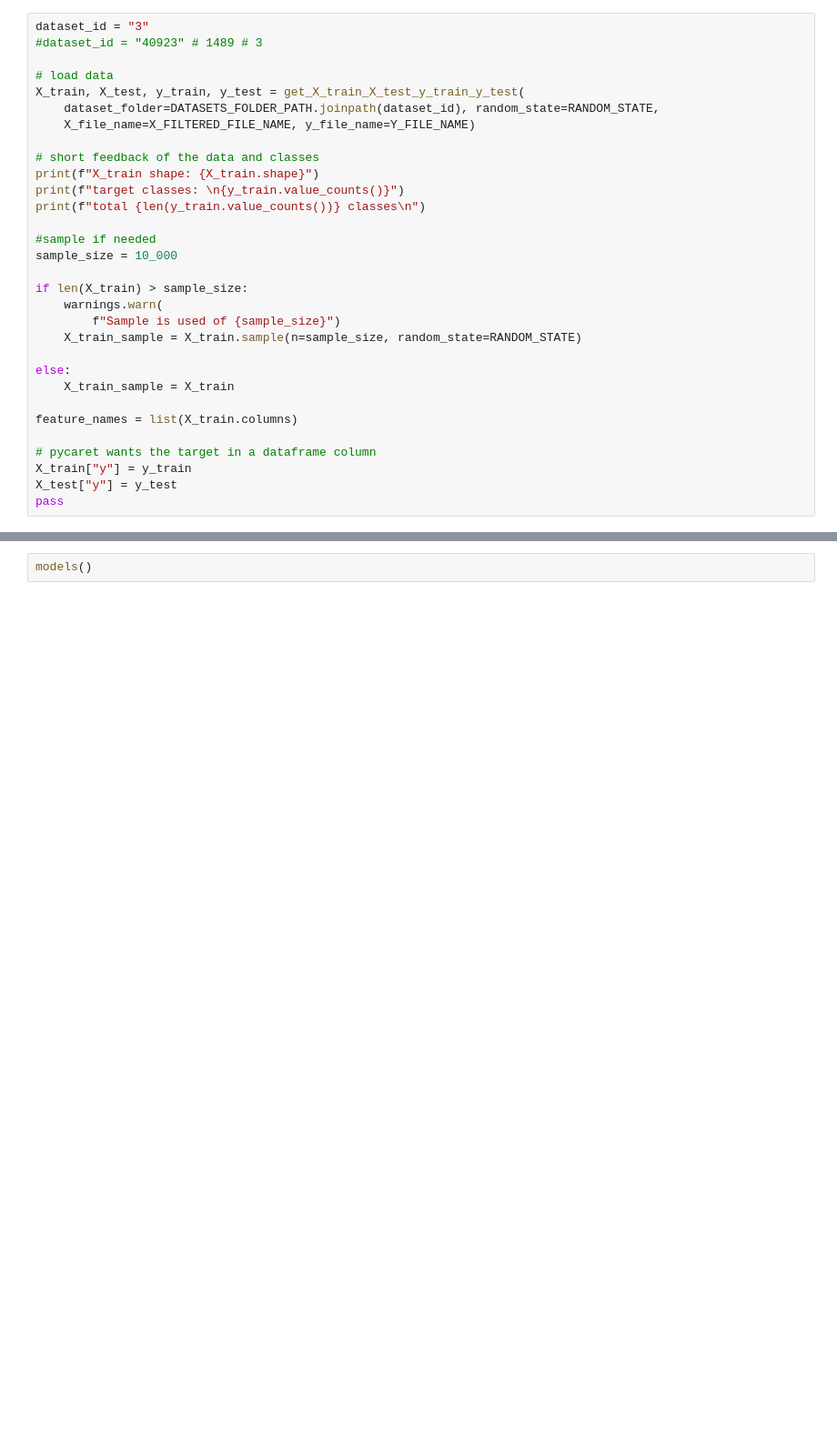
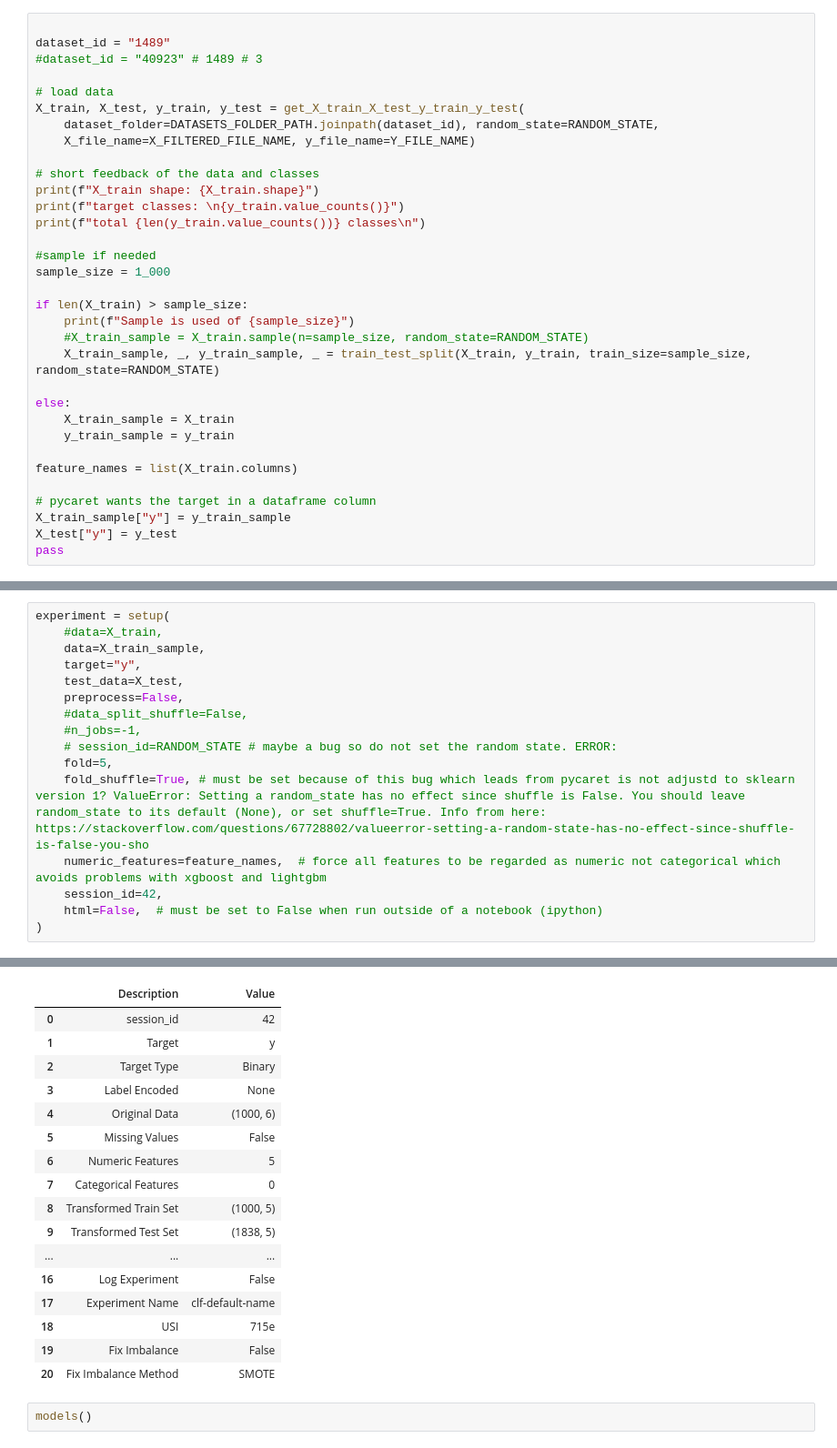
Before and after one commit to Wuuzzaa/thesis, a Jupyter notebook: src/pycaret_test.ipynb, the cells around one changed output, grey strips where cells are left out. Shown at 91% size. Saved outputs shown, nothing was run; the diff lists cells and outputs as text; blank space fills up the shorter version.

Commit message:
pycarettest in own file. runs for project. atm in testbert.py

```diff
--- a/src/pycaret_test.ipynb
+++ b/src/pycaret_test.ipynb
@@ -17,5 +18,6 @@ from sklearn.metrics import accuracy_score
 # %%
-dataset_id = "3"
+
+dataset_id = "1489"
 #dataset_id = "40923" # 1489 # 3
 
 # load data
@@ -29,20 +31,21 @@ print(f"target classes: \n{y_train.value_counts()}")
 print(f"total {len(y_train.value_counts())} classes\n")
 
 #sample if needed
-sample_size = 10_000
+sample_size = 1_000
 
 if len(X_train) > sample_size:
-    warnings.warn(
-        f"Sample is used of {sample_size}")
-    X_train_sample = X_train.sample(n=sample_size, random_state=RANDOM_STATE)
+    print(f"Sample is used of {sample_size}")
+    #X_train_sample = X_train.sample(n=sample_size, random_state=RANDOM_STATE)
+    X_train_sample, _, y_train_sample, _ = train_test_split(X_train, y_train, train_size=sample_size, random_state=RANDOM_STATE)
 
 else:
     X_train_sample = X_train
+    y_train_sample = y_train
 
 feature_names = list(X_train.columns)
 
 # pycaret wants the target in a dataframe column
-X_train["y"] = y_train
+X_train_sample["y"] = y_train_sample
 X_test["y"] = y_test
 pass
 # %% [output]
@@ -54,0 +60,17 @@ total 2 classes
+# %%
+experiment = setup(
+    #data=X_train,
+    data=X_train_sample,
+    target="y",
+    test_data=X_test,
+    preprocess=False,
+    #data_split_shuffle=False,
+    #n_jobs=-1,
+    # session_id=RANDOM_STATE # maybe a bug so do not set the random state. ERROR:
+    fold=5,
+    fold_shuffle=True, # must be set because of this bug which leads from pycaret is not adjustd to sklearn version 1? ValueError: Setting a random_state has no effect since shuffle is False. You should leave random_state to its default (None), or set shuffle=True. Info from here: https://stackoverflow.com/questions/67728802/valueerror-setting-a-random-state-has-no-effect-since-shuffle-is-false-you-sho
+    numeric_features=feature_names,  # force all features to be regarded as numeric not categorical which avoids problems with xgboost and lightgbm
+    session_id=42,
+    html=False,  # must be set to False when run outside of a notebook (ipython)
+)
+# %% [output]
@@ -55,3 +86,20 @@ total 2 classes
+|  | Description | Value |
+| 0 | session_id | 42 |
+| 1 | Target | y |
+| 2 | Target Type | Binary |
+| 3 | Label Encoded | None |
+| 4 | Original Data | (1000, 6) |
+| 5 | Missing Values | False |
+| 6 | Numeric Features | 5 |
+| 7 | Categorical Features | 0 |
+| 8 | Transformed Train Set | (1000, 5) |
+| 9 | Transformed Test Set | (1838, 5) |
+| ... | ... | ... |
+| 16 | Log Experiment | False |
+| 17 | Experiment Name | clf-default-name |
+| 18 | USI | 715e |
+| 19 | Fix Imbalance | False |
+| 20 | Fix Imbalance Method | SMOTE |
 # %%
 models()
 # %% [output]
```
Also changed, not shown: parts of 13 cells of this notebook, 3 other files.
